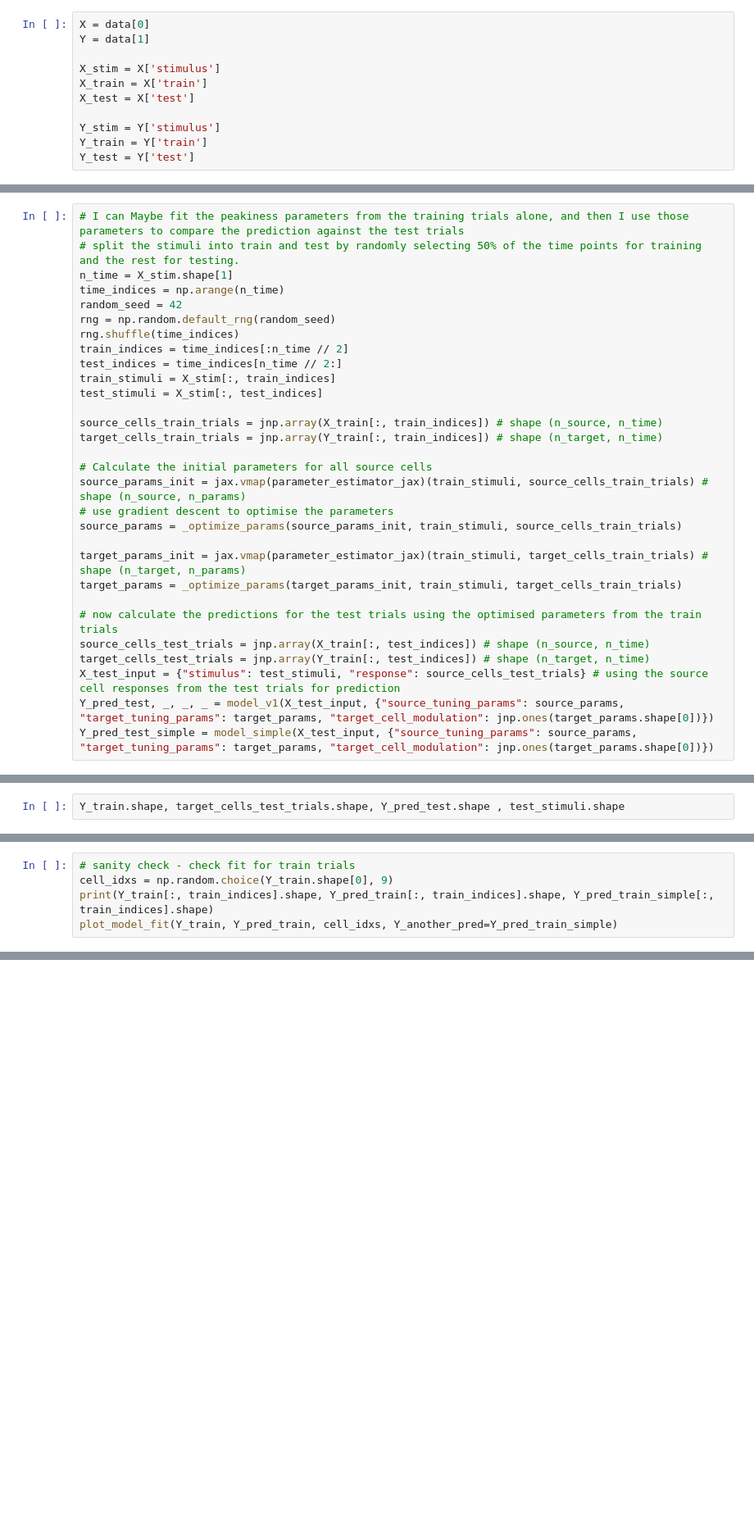
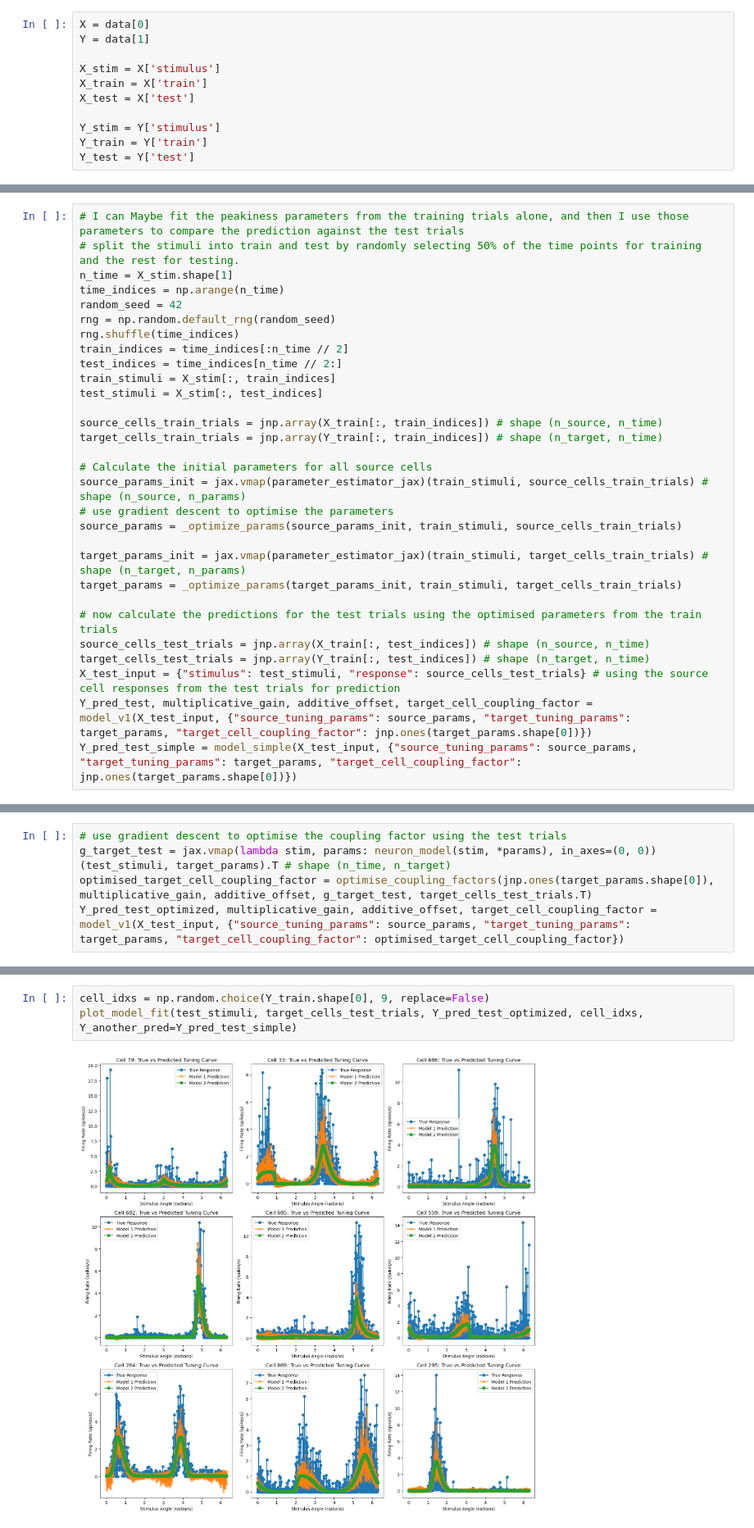
Before and after one commit to reillytilbury/EDGAR, a Jupyter notebook: trial_to_trial_variability_scratchpad.ipynb, the cells around one changed output, grey strips where cells are left out. Shown at 82% size. Cells and saved outputs as stored; diff of their text form; blank space fills up the shorter version.

```diff
--- a/trial_to_trial_variability_scratchpad.ipynb
+++ b/trial_to_trial_variability_scratchpad.ipynb
@@ -740,7 +760,7 @@ target_params = _optimize_params(target_params_init, train_stimuli, target_cells
 source_cells_test_trials = jnp.array(X_train[:, test_indices]) # shape (n_source, n_time)
 target_cells_test_trials = jnp.array(Y_train[:, test_indices]) # shape (n_target, n_time)
 X_test_input = {"stimulus": test_stimuli, "response": source_cells_test_trials} # using the source cell responses from the test trials for prediction
-Y_pred_test, _, _, _ = model_v1(X_test_input, {"source_tuning_params": source_params, "target_tuning_params": target_params, "target_cell_modulation": jnp.ones(target_params.shape[0])})
-Y_pred_test_simple = model_simple(X_test_input, {"source_tuning_params": source_params, "target_tuning_params": target_params, "target_cell_modulation": jnp.ones(target_params.shape[0])})
+Y_pred_test, multiplicative_gain, additive_offset, target_cell_coupling_factor = model_v1(X_test_input, {"source_tuning_params": source_params, "target_tuning_params": target_params, "target_cell_coupling_factor": jnp.ones(target_params.shape[0])})
+Y_pred_test_simple = model_simple(X_test_input, {"source_tuning_params": source_params, "target_tuning_params": target_params, "target_cell_coupling_factor": jnp.ones(target_params.shape[0])})
 # %% [output]
 DEBUG : (743, 2141), (743, 2141), (743, 11)
@@ -763,3 +783,6 @@ ALS converged at iteration 2. Error: 936.2594
 # %%
-Y_train.shape, target_cells_test_trials.shape, Y_pred_test.shape , test_stimuli.shape
+# use gradient descent to optimise the coupling factor using the test trials
+g_target_test = jax.vmap(lambda stim, params: neuron_model(stim, *params), in_axes=(0, 0))(test_stimuli, target_params).T # shape (n_time, n_target)
+optimised_target_cell_coupling_factor = optimise_coupling_factors(jnp.ones(target_params.shape[0]), multiplicative_gain, additive_offset, g_target_test, target_cells_test_trials.T)
+Y_pred_test_optimized, multiplicative_gain, additive_offset, target_cell_coupling_factor = model_v1(X_test_input, {"source_tuning_params": source_params, "target_tuning_params": target_params, "target_cell_coupling_factor": optimised_target_cell_coupling_factor})
 # %% [output]
@@ -771,5 +805,0 @@ for i in range(Y_pred_test.shape[0]):
-# %%
-# sanity check - check fit for train trials
-cell_idxs = np.random.choice(Y_train.shape[0], 9)
-print(Y_train[:, train_indices].shape, Y_pred_train[:, train_indices].shape, Y_pred_train_simple[:, train_indices].shape)
-plot_model_fit(Y_train, Y_pred_train, cell_idxs, Y_another_pred=Y_pred_train_simple)
@@ -779,3 +806,8 @@ plot_model_fit(Y_train, Y_pred_train, cell_idxs, Y_another_pred=Y_pred_train_sim
+# %%
+cell_idxs = np.random.choice(Y_train.shape[0], 9, replace=False)
+plot_model_fit(test_stimuli, target_cells_test_trials, Y_pred_test_optimized, cell_idxs, Y_another_pred=Y_pred_test_simple)
+# %% [output]
+[figure, added]
 # %%
 target_cells_test_trials = jnp.array(Y_train[:, test_indices]) # shape (n_target, n_time)
 # order = np.argsort(test_stimuli[0, :])
```
Also changed, not shown: parts of 25 cells of this notebook, 2 other files.
